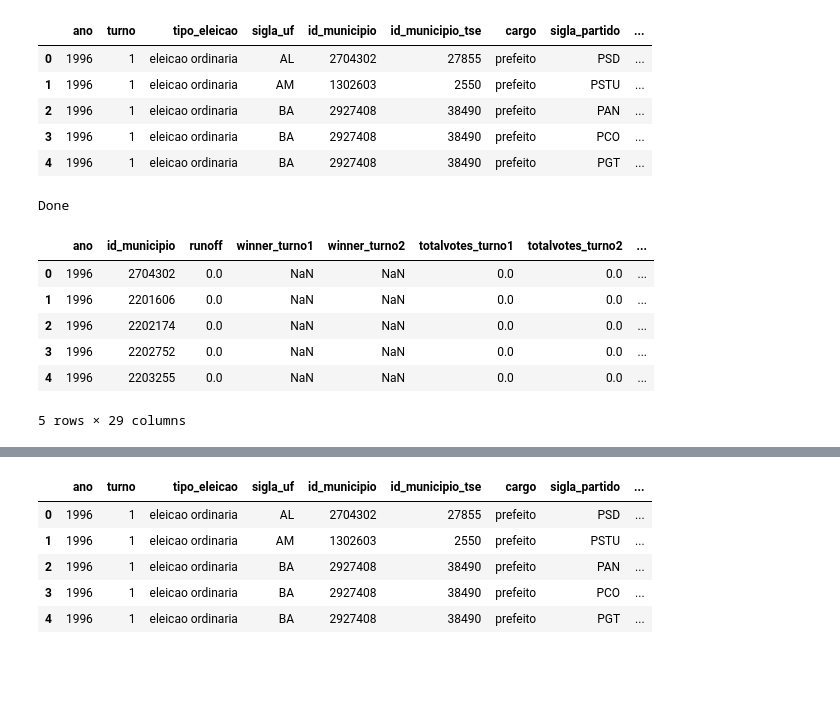
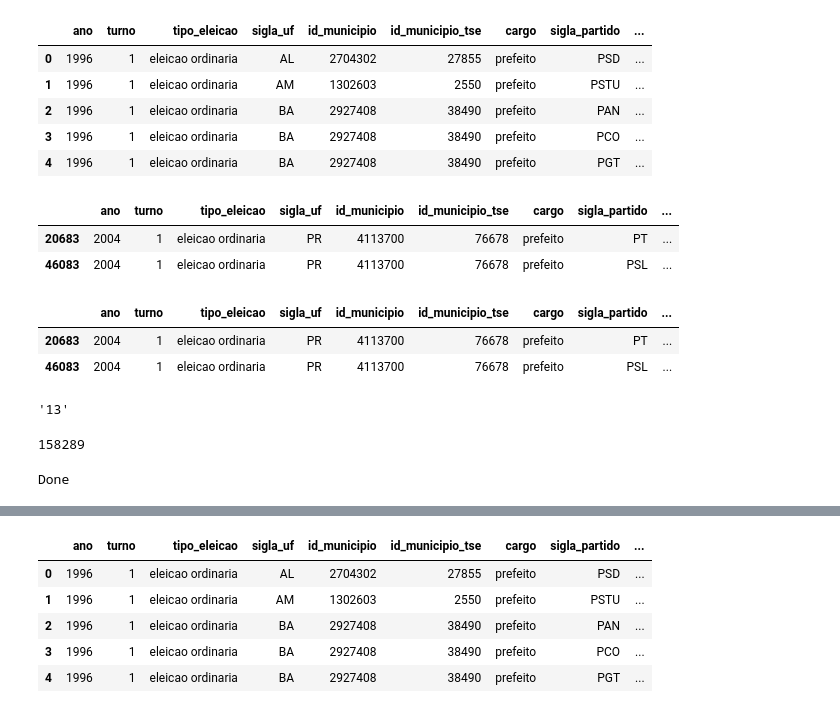
Before and after one commit to aulichney/Deforestation, a Jupyter notebook: DataMerge2023.ipynb, the cells around one changed output, grey strips where cells are left out. Drawn from its saved outputs; the diff is of its cells as text; code cells hidden in the pictures; blank space fills up the shorter version.

```diff
--- a/DataMerge2023.ipynb
+++ b/DataMerge2023.ipynb
@@ -360,4 +369,27 @@ vote.head()
 | 2 | 1996 | 1 | eleicao ordinaria | BA | 2927408 | 38490 | prefeito | PAN | ... |
 | 3 | 1996 | 1 | eleicao ordinaria | BA | 2927408 | 38490 | prefeito | PCO | ... |
 | 4 | 1996 | 1 | eleicao ordinaria | BA | 2927408 | 38490 | prefeito | PGT | ... |
+# %%
+this_vote = vote[(vote.ano == 2004) & (vote.id_municipio == '4113700')]
+winner_ordinary_turno1 = this_vote[(this_vote.tipo_eleicao == 'eleicao ordinaria') & (this_vote.resultado.isin(['eleito', '2º turno'])) & (this_vote.turno == 1)]
+winner_ordinary_turno1
+# %% [output]
+|  | ano | turno | tipo_eleicao | sigla_uf | id_municipio | id_municipio_tse | cargo | sigla_partido | ... |
+| 20683 | 2004 | 1 | eleicao ordinaria | PR | 4113700 | 76678 | prefeito | PT | ... |
+| 46083 | 2004 | 1 | eleicao ordinaria | PR | 4113700 | 76678 | prefeito | PSL | ... |
+# %%
+winner_ordinary_turno1
+# %% [output]
+|  | ano | turno | tipo_eleicao | sigla_uf | id_municipio | id_municipio_tse | cargo | sigla_partido | ... |
+| 20683 | 2004 | 1 | eleicao ordinaria | PR | 4113700 | 76678 | prefeito | PT | ... |
+| 46083 | 2004 | 1 | eleicao ordinaria | PR | 4113700 | 76678 | prefeito | PSL | ... |
+# %%
+runner_up_turno1 = winner_ordinary_turno1.sort_values(by = 'votos', ascending = False).reset_index(drop = True).iloc[1]
+runner_up_turno1.numero_candidato
+# %% [output]
+'13'
+# %%
+sum(winner_ordinary_turno1.votos)
+# %% [output]
+158289
 # %%
@@ -540,15 +631,3 @@ with open(r'errors.txt', 'w') as fp:
 final.loc[(final.ano == 2020)&(final.id_municipio == '1600303'), 'tipo'] = 'eleicoes municipais 2020 - ap'
 # %% [output]
 Done
-# %%
-#final[final.tipo != 'eleicao ordinaria']
-
-final.head()
-# %% [output]
-|  | ano | id_municipio | runoff | winner_turno1 | winner_turno2 | totalvotes_turno1 | totalvotes_turno2 | ... |
-| 0 | 1996 | 2704302 | 0.0 | NaN | NaN | 0.0 | 0.0 | ... |
-| 1 | 1996 | 2201606 | 0.0 | NaN | NaN | 0.0 | 0.0 | ... |
-| 2 | 1996 | 2202174 | 0.0 | NaN | NaN | 0.0 | 0.0 | ... |
-| 3 | 1996 | 2202752 | 0.0 | NaN | NaN | 0.0 | 0.0 | ... |
-| 4 | 1996 | 2203255 | 0.0 | NaN | NaN | 0.0 | 0.0 | ... |
-5 rows × 29 columns
```
Also changed, not shown: parts of 35 cells of this notebook.
